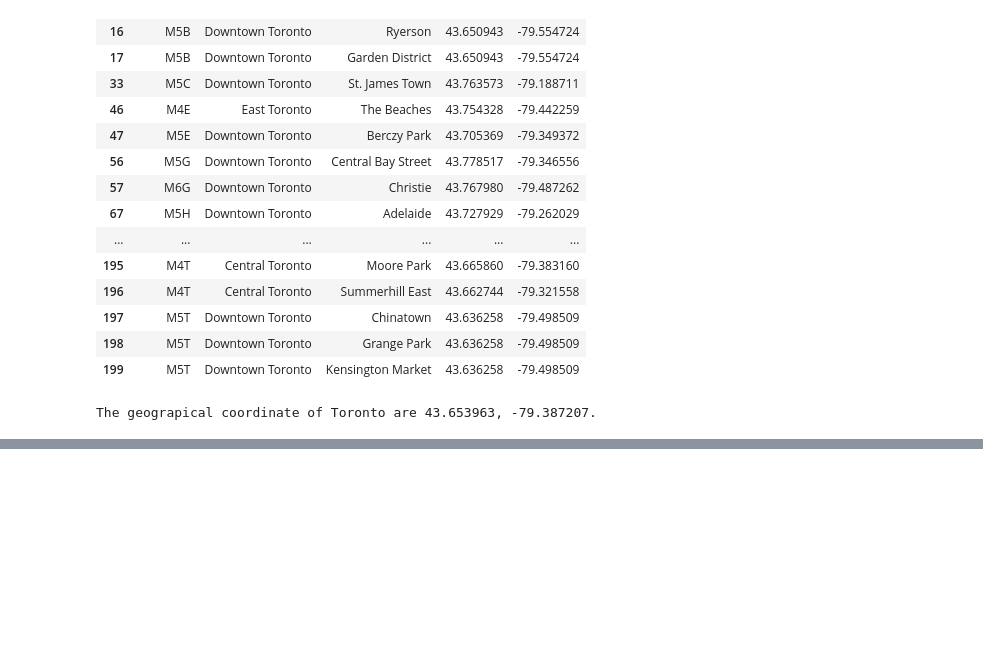
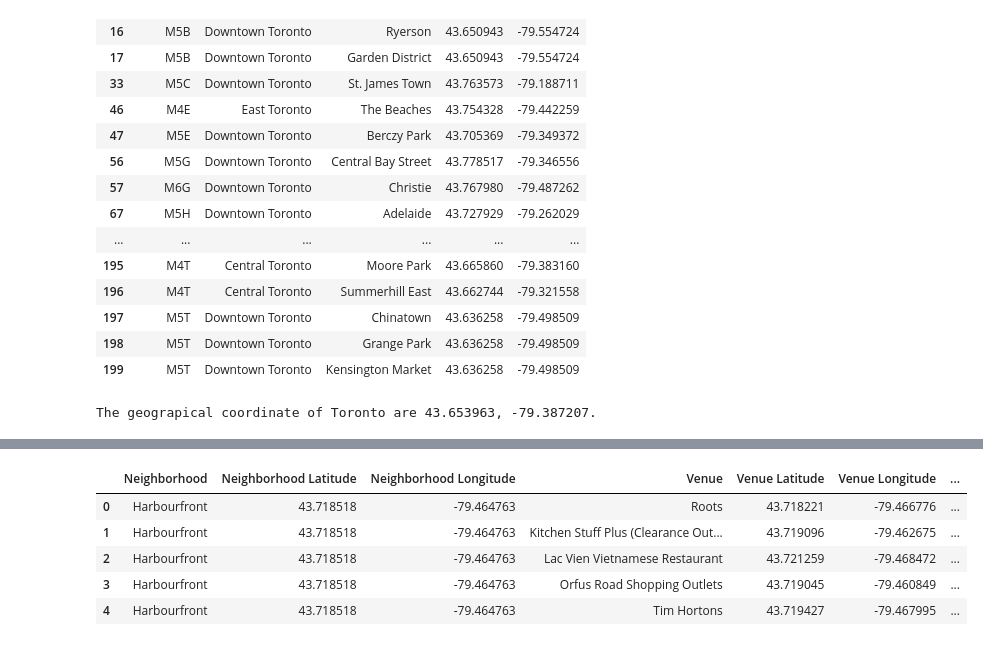
Before and after one commit to filipediniz/Coursera_Capstone, a Jupyter notebook: Toronto_week3.ipynb, the cells around one changed output, grey strips where cells are left out. Cells and saved outputs as stored; diff of their text form; code cells hidden in the pictures; blank space fills up the shorter version.

Commit message:
Just created toronto_onehot

```diff
--- a/Toronto_week3.ipynb
+++ b/Toronto_week3.ipynb
@@ -257,10 +279,10 @@ print('The geograpical coordinate of Toronto are {}, {}.'.format(latitude, longi
 The geograpical coordinate of Toronto are 43.653963, -79.387207.
 # %%
 # create map of Toronto using latitude and longitude values
-map_toronto = folium.Map(location=[latitude, longitude], zoom_start=10)
+map_toronto = folium.Map(location=[latitude, longitude], zoom_start=11)
 
 # add markers to map
-for lat, lng, borough, neighborhood in zip(DF_toronto['Latitude'], DF_toronto['Longitude'], DF_toronto['Borough'], DF_toronto['Neighborhood']):
+for lat, lng, borough, neighborhood in zip(DF_toronto['Latitude'], DF_toronto['Longitude'], DF_toronto['Borough'], DF_toronto['Neighbourhood']):
     label = '{}, {}'.format(neighborhood, borough)
     label = folium.Popup(label, parse_html=True)
     folium.CircleMarker(
@@ -278,0 +301,9 @@ KeyError: ignored
+# %%
+CLIENT_ID = '4FJMQVQY0O2GDFFQLW3NBT20XONVI1SDAX2ODVF1M2XYPJEI' # your Foursquare ID
+CLIENT_SECRET = 'UTVH1JPXDP3SC4OZUUQHHY2R5D0NWQS5EHMDWQTTB3KMWZ44' # your Foursquare Secret
+VERSION = '20180605' # Foursquare API version
+LIMIT = 100 # limit of number of venues returned by Foursquare API
+
+print('Your credentails:')
+print('CLIENT_ID: ' + CLIENT_ID)
+print('CLIENT_SECRET:' + CLIENT_SECRET)
@@ -278,0 +354,5 @@ KeyError: ignored
+# %%
+toronto_venues = getNearbyVenues(names=DF_toronto['Neighbourhood'],
+                                   latitudes=DF_toronto['Latitude'],
+                                   longitudes=DF_toronto['Longitude']
+                                  )
@@ -278,0 +377,10 @@ KeyError: ignored
+# %%
+#toronto_venues.set_index(list(toronto_venues)[0], inplace=True)
+toronto_venues.head()
+# %% [output]
+|  | Neighborhood | Neighborhood Latitude | Neighborhood Longitude | Venue | Venue Latitude | Venue Longitude | ... |
+| 0 | Harbourfront | 43.718518 | -79.464763 | Roots | 43.718221 | -79.466776 | ... |
+| 1 | Harbourfront | 43.718518 | -79.464763 | Kitchen Stuff Plus (Clearance Out... | 43.719096 | -79.462675 | ... |
+| 2 | Harbourfront | 43.718518 | -79.464763 | Lac Vien Vietnamese Restaurant | 43.721259 | -79.468472 | ... |
+| 3 | Harbourfront | 43.718518 | -79.464763 | Orfus Road Shopping Outlets | 43.719045 | -79.460849 | ... |
+| 4 | Harbourfront | 43.718518 | -79.464763 | Tim Hortons | 43.719427 | -79.467995 | ... |
```
Also changed, not shown: parts of 7 cells of this notebook.
